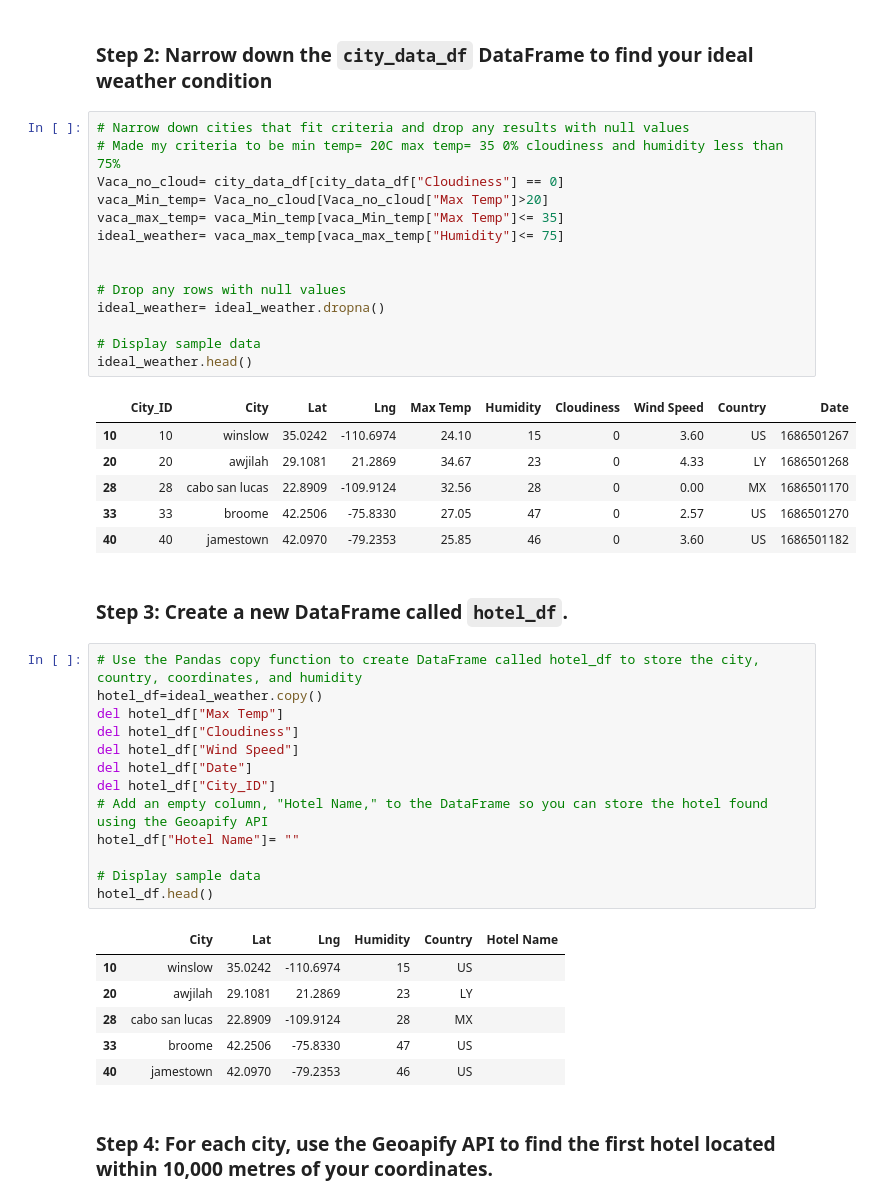
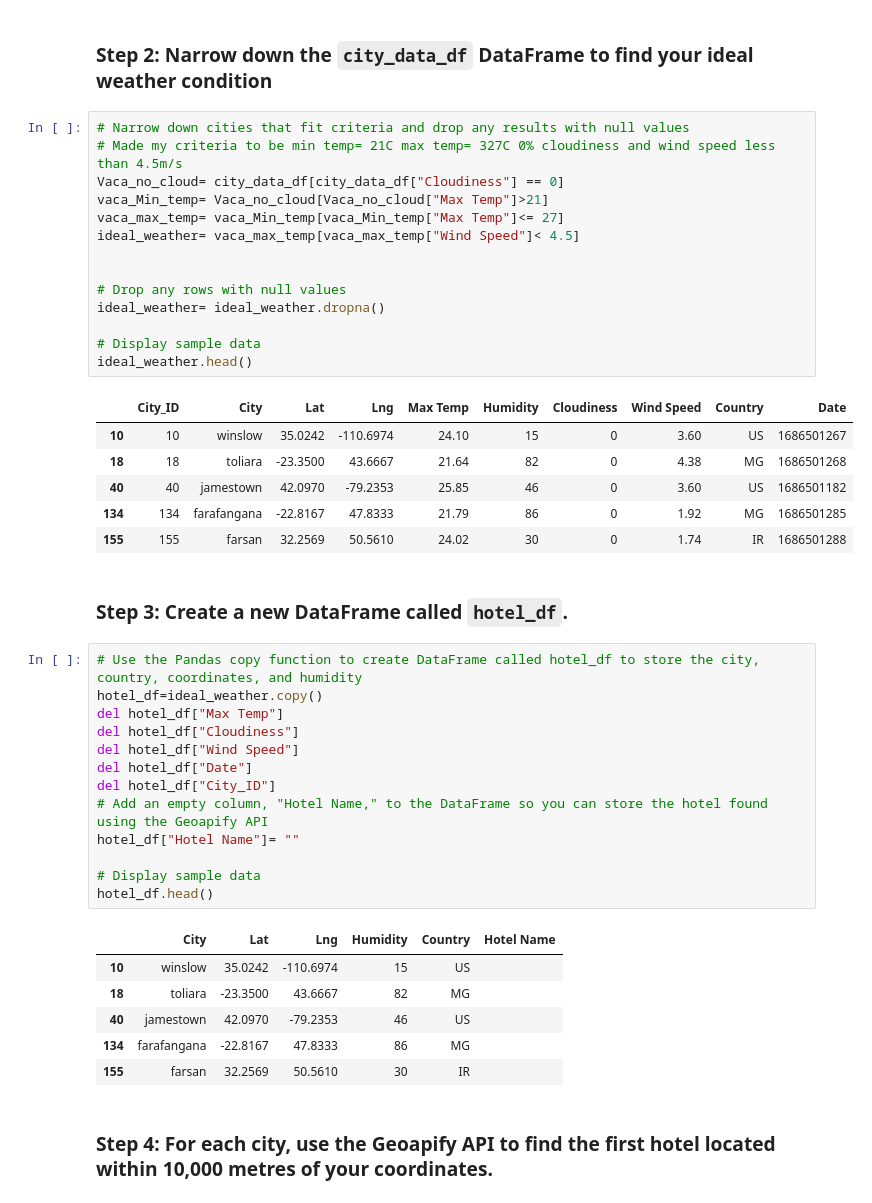
Before and after one commit to Rmblai02/Python-API-Challenge, a Jupyter notebook: VacationPy.ipynb, the cells around one changed output. Drawn from its saved outputs; the diff is of its cells as text.

```diff
--- a/VacationPy.ipynb
+++ b/VacationPy.ipynb
@@ -53,25 +56,25 @@ WARNING:param.GeoPointPlot754052: Specified size dim transform (np.sqrt(dim('Hum
 ### Step 2: Narrow down the `city_data_df` DataFrame to find your ideal weather condition
 # %%
 # Narrow down cities that fit criteria and drop any results with null values
-# Made my criteria to be min temp= 20C max temp= 35 0% cloudiness and humidity less than 75%
+# Made my criteria to be min temp= 21C max temp= 327C 0% cloudiness and wind speed less than 4.5m/s
 Vaca_no_cloud= city_data_df[city_data_df["Cloudiness"] == 0]
-vaca_Min_temp= Vaca_no_cloud[Vaca_no_cloud["Max Temp"]>20]
-vaca_max_temp= vaca_Min_temp[vaca_Min_temp["Max Temp"]<= 35]
-ideal_weather= vaca_max_temp[vaca_max_temp["Humidity"]<= 75]
+vaca_Min_temp= Vaca_no_cloud[Vaca_no_cloud["Max Temp"]>21]
+vaca_max_temp= vaca_Min_temp[vaca_Min_temp["Max Temp"]<= 27]
+ideal_weather= vaca_max_temp[vaca_max_temp["Wind Speed"]< 4.5]
 
 
 # Drop any rows with null values
 ideal_weather= ideal_weather.dropna()
 
 # Display sample data
 ideal_weather.head()
 # %% [output]
 |  | City_ID | City | Lat | Lng | Max Temp | Humidity | Cloudiness | Wind Speed | Country | Date |
 | 10 | 10 | winslow | 35.0242 | -110.6974 | 24.10 | 15 | 0 | 3.60 | US | 1686501267 |
-| 20 | 20 | awjilah | 29.1081 | 21.2869 | 34.67 | 23 | 0 | 4.33 | LY | 1686501268 |
-| 28 | 28 | cabo san lucas | 22.8909 | -109.9124 | 32.56 | 28 | 0 | 0.00 | MX | 1686501170 |
-| 33 | 33 | broome | 42.2506 | -75.8330 | 27.05 | 47 | 0 | 2.57 | US | 1686501270 |
+| 18 | 18 | toliara | -23.3500 | 43.6667 | 21.64 | 82 | 0 | 4.38 | MG | 1686501268 |
 | 40 | 40 | jamestown | 42.0970 | -79.2353 | 25.85 | 46 | 0 | 3.60 | US | 1686501182 |
+| 134 | 134 | farafangana | -22.8167 | 47.8333 | 21.79 | 86 | 0 | 1.92 | MG | 1686501285 |
+| 155 | 155 | farsan | 32.2569 | 50.5610 | 24.02 | 30 | 0 | 1.74 | IR | 1686501288 |
 # %% [markdown]
 ### Step 3: Create a new DataFrame called `hotel_df`.
 # %%
@@ -90,10 +93,10 @@ hotel_df.head()
 # %% [output]
 |  | City | Lat | Lng | Humidity | Country | Hotel Name |
 | 10 | winslow | 35.0242 | -110.6974 | 15 | US |  |
-| 20 | awjilah | 29.1081 | 21.2869 | 23 | LY |  |
-| 28 | cabo san lucas | 22.8909 | -109.9124 | 28 | MX |  |
-| 33 | broome | 42.2506 | -75.8330 | 47 | US |  |
+| 18 | toliara | -23.3500 | 43.6667 | 82 | MG |  |
 | 40 | jamestown | 42.0970 | -79.2353 | 46 | US |  |
+| 134 | farafangana | -22.8167 | 47.8333 | 86 | MG |  |
+| 155 | farsan | 32.2569 | 50.5610 | 30 | IR |  |
 # %% [markdown]
 ### Step 4: For each city, use the Geoapify API to find the first hotel located within 10,000 metres of your coordinates.
 # %%
```
Also changed, not shown: parts of 3 cells of this notebook.
